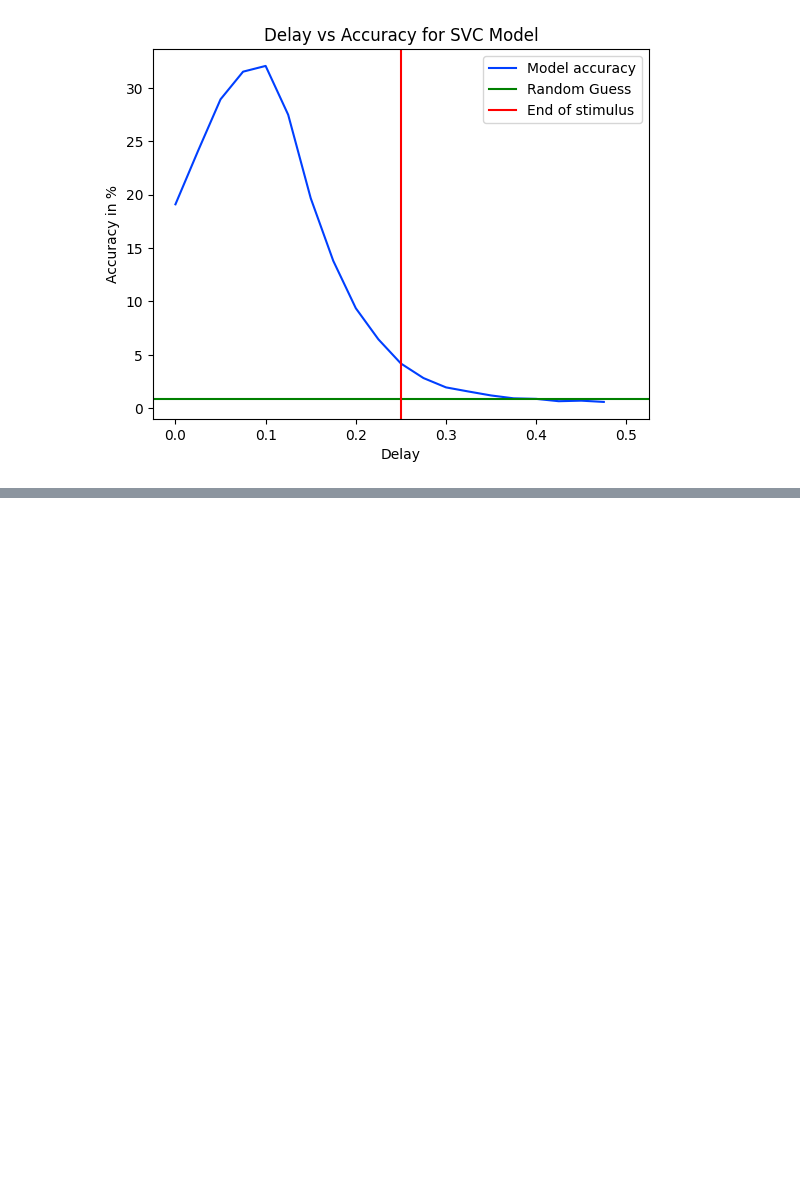
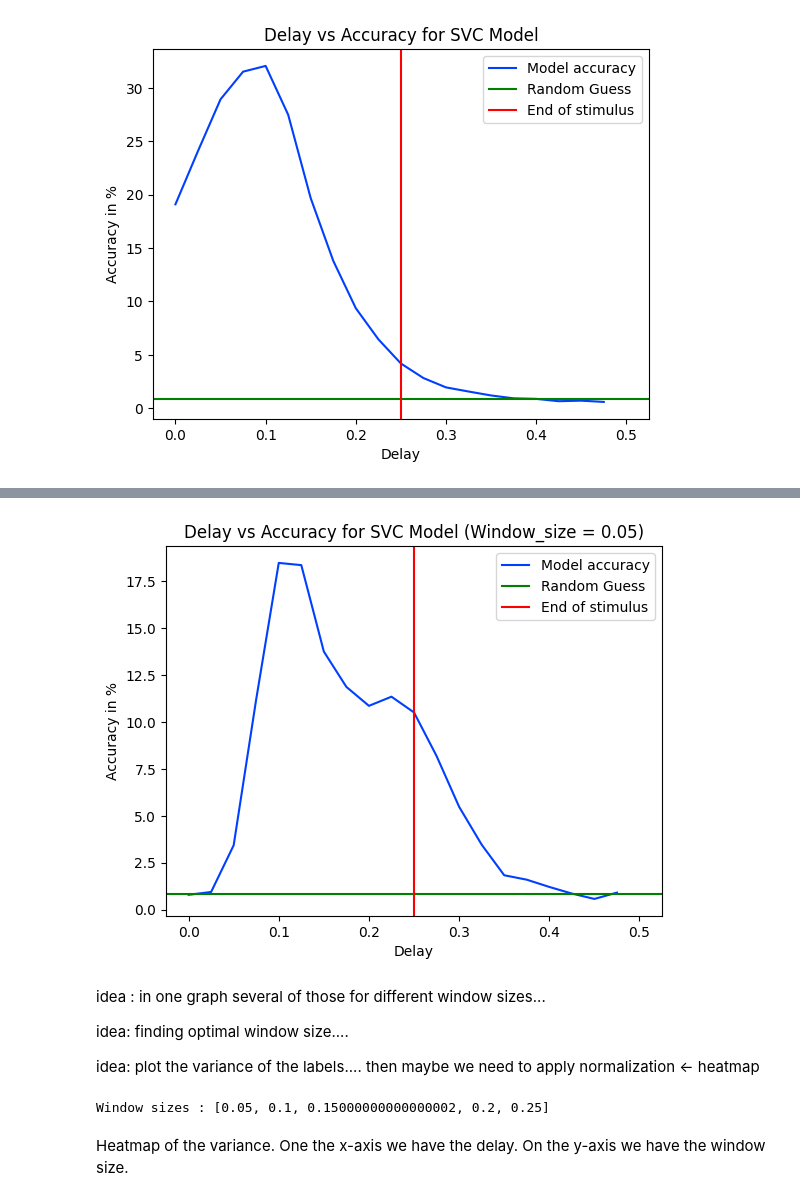
Before and after one commit to daniyarzt/neuromodelling, a Jupyter notebook: notebooks/classification_with_time_delay.ipynb, the cells around one changed output, grey strips where cells are left out. Saved outputs shown, nothing was run; the diff lists cells and outputs as text; code cells hidden in the pictures; blank space fills up the shorter version.

Commit message:
Added graph for different window sizes + heatmap of variance

```diff
--- a/notebooks/classification_with_time_delay.ipynb
+++ b/notebooks/classification_with_time_delay.ipynb
@@ -166,17 +169,23 @@ def get_n_spikes_in_time_interval_with_bisect(session, regionstr, time_start, ti
 
     return region_spikes
 # %%
-def get_spike_vectors(session, delay : float, stimuli : pd.DataFrame, regionstr : str):
+def get_spike_vectors(session, delay : float, stimuli : pd.DataFrame, regionstr : str, window_size : float = None):
     """Should return a DataFrame where each line corresponds to a vector of
     spike numbers for each unit. Could be optimized!"""
     sti_ids = stimuli.index.values
     rows = []
     for sti_id in sti_ids:
         stimulus = stimuli.loc[sti_id]
-        region_spikes = get_n_spikes_in_time_interval_with_bisect(session,
-                                                      regionstr,
-                                                      stimulus.start_time + delay,
-                                                      stimulus.stop_time + delay)
+        if window_size is None:
+            region_spikes = get_n_spikes_in_time_interval_with_bisect(session,
+                                                        regionstr,
+                                                        stimulus.start_time + delay,
+                                                        stimulus.stop_time + delay)
+        else:
+            region_spikes = get_n_spikes_in_time_interval_with_bisect(session,
+                                                        regionstr,
+                                                        stimulus.start_time + delay,
+                                                        stimulus.start_time + delay + window_size)
         new_row = pd.DataFrame(region_spikes, index = [sti_id])
         rows.append(new_row)
     spike_vectors = pd.concat(rows)
@@ -206,6 +217,6 @@ from sklearn.metrics import confusion_matrix
 # %%
-def experiment_with_delay(delay : float, stimuli):
-    spike_vectors = get_spike_vectors(oursession, delay, stimuli, "VISam") # right now only works with VISam
+def experiment_with_delay(delay : float, stimuli : pd.DataFrame, regionstr : str = "VISam", window_size : float = None, withlogs = True):
+    spike_vectors = get_spike_vectors(oursession, delay, stimuli, regionstr, window_size)
 
     #Find the frame that corresponds to the presentation id and convert it to int numpy array.
     targets = stimuli.loc[image_ids, "frame"] # right now works only with natural_scenes!
@@ -238,8 +249,9 @@ def experiment_with_delay(delay : float, stimuli):
         confusions.append(confusion_matrix(y_true=test_targets, y_pred=test_predictions, labels=labels))
 
     # #Get the mean!
-    print(f"Cross-validated mean accuracy: {100*np.mean(accuracies):.1f}%")
-    print(f"Ch?ance of random guess: {100/labels.size:.2f}%") #1/118
+    if withlogs:
+        print(f"Cross-validated mean accuracy: {100*np.mean(accuracies):.1f}%")
+        print(f"Ch?ance of random guess: {100/labels.size:.2f}%") #1/118
     return 100*np.mean(accuracies)
 # %%
 experiment_with_delay(0.0, natural_scenes)
@@ -309,0 +326,6 @@ plt.show()
+# %%
+delays = np.arange(0.0, 0.50, 0.025)
+window_size = 0.05
+accuracies = []
+for delay in delays:
+    accuracies.append(experiment_with_delay(delay, natural_scenes, window_size))
@@ -309,0 +350,32 @@ plt.show()
+# %%
+plt.xlabel('Delay')
+plt.ylabel('Accuracy in %')
+plt.title('Delay vs Accuracy for SVC Model (Window_size = 0.05)')
+plt.plot(delays, accuracies, label = 'Model accuracy')
+plt.axline((0.25, 0.84), (0.5, 0.84), color = 'green', label = 'Random Guess')
+plt.axvline(0.25, 0, 30, color = 'red', label = 'End of stimulus')
+plt.legend()
+plt.show()
+# %% [output]
+[figure, added]
+# %% [markdown]
+idea : in one graph several of those for different window sizes...
+
+idea: finding optimal window size....
+
+idea: plot the variance of the labels.... then maybe we need to apply normalization <- heatmap
+# %%
+window_sizes = np.arange(0.05, 0.25 + 1e-5, 0.05)
+result_per_window_size = {}
+
+print(f'Window sizes : {list(window_sizes)}')
+for window_size in window_sizes:
+    delays = np.arange(0.0, 0.50, 0.025)
+    accuracies = []
+    for delay in tqdm(delays, desc=f"Calculating accurary curve for window_size = {window_size}..."):
+        accuracies.append(experiment_with_delay(delay, natural_scenes, "VISam", window_size, withlogs = False))
+    result_per_window_size[window_size] = (delays, accuracies)
+# %% [output]
+Window sizes : [0.05, 0.1, 0.15000000000000002, 0.2, 0.25]
+# %% [markdown]
+Heatmap of the variance. One the x-axis we have the delay. On the y-axis we have the window size.
```
Also changed, not shown: parts of 17 cells of this notebook, 2 other files.
